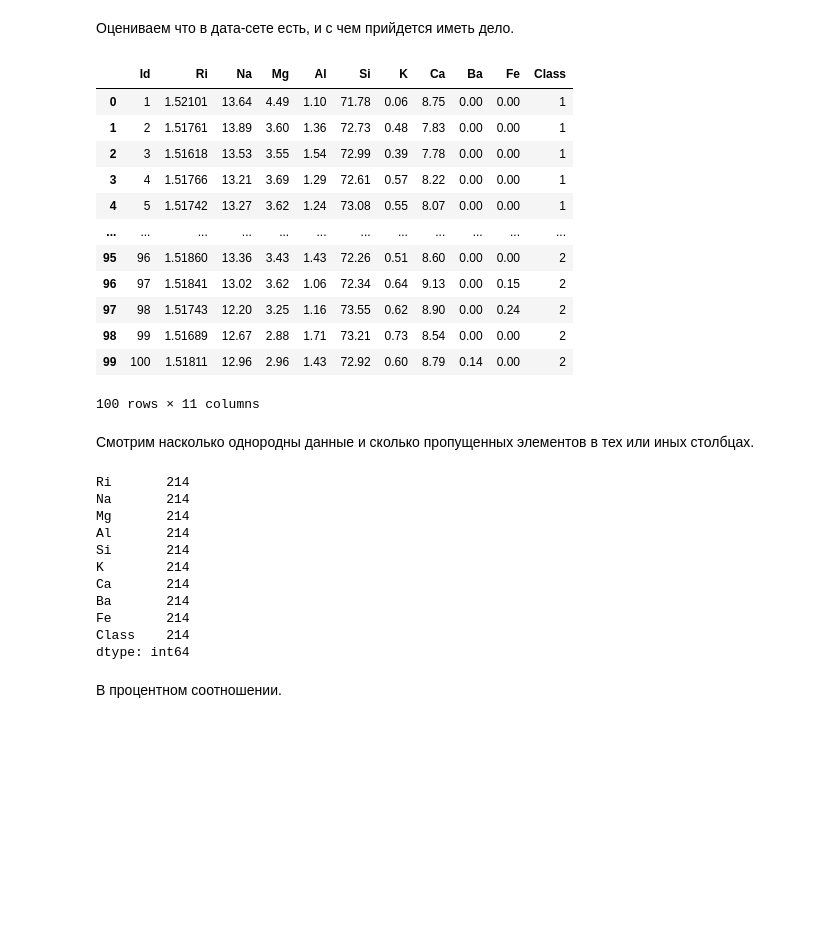
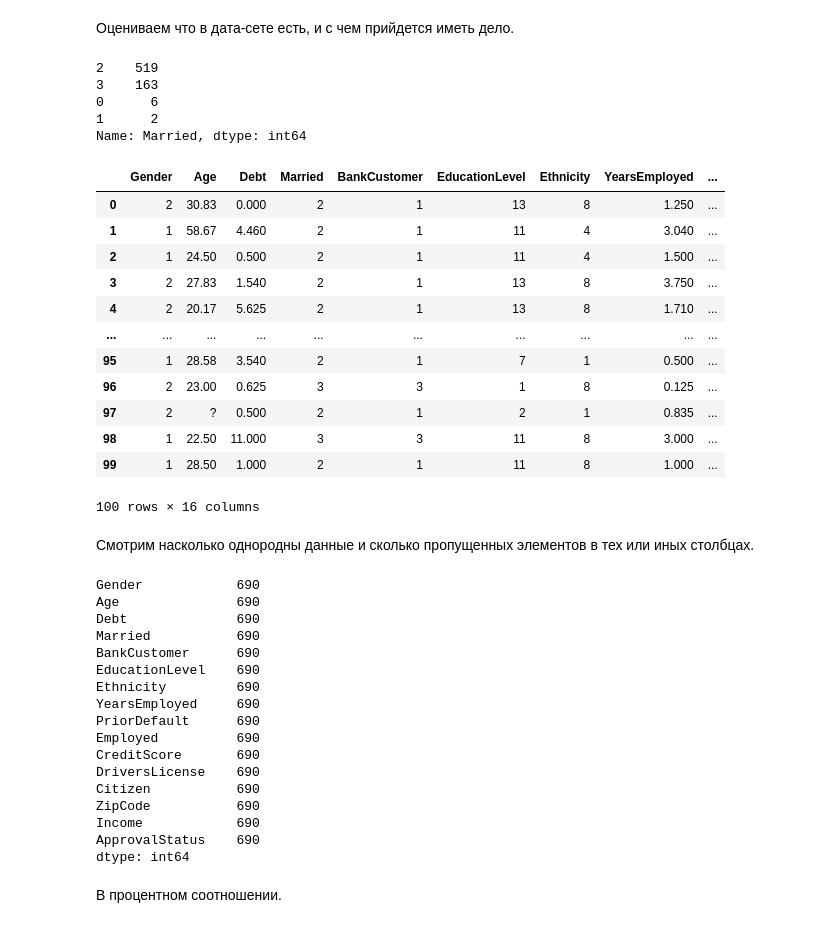
Before and after one commit to MonyaS/Hilell_tasks, a Jupyter notebook: лекция 9/task 9.ipynb, the cells around one changed output. Saved outputs shown, nothing was run; the diff lists cells and outputs as text; code cells hidden in the pictures; blank space fills up the shorter version.

```diff
--- a/лекция 9/task 9.ipynb
+++ b/лекция 9/task 9.ipynb
@@ -19,18 +20,41 @@ glasses = pd.read_csv('glass.data', names=["Id", "Ri", "Na", "Mg", "Al", "Si", "
+# %%
+credits = pd.read_csv('crx.data',
+                      names=["Gender", "Age", "Debt", "Married", "BankCustomer", "EducationLevel", "Ethnicity",
+                             "YearsEmployed", "PriorDefault", "Employed", "CreditScore", "DriversLicense", "Citizen",
+                             "ZipCode", "Income", "ApprovalStatus"])
+#Смотрим основные параметры.
+# %%
+credits["ApprovalStatus"] = np.where(credits["ApprovalStatus"] == "+", 1, 0)
+# %%
+render_columns = credits.columns
+render_columns = render_columns.drop(
+    labels=["Age", "Debt", "YearsEmployed", "CreditScore", "ZipCode", "Income", "ApprovalStatus"])
+for column in render_columns:
+    encoder = preprocessing.LabelEncoder()
+    credits[column] = encoder.fit_transform(credits[column])
 # %% [markdown]
 Оцениваем что в дата-сете есть, и с чем прийдется иметь дело.
+# %%
+credits["Married"].value_counts()
+# %% [output]
+2    519
+3    163
+0      6
+1      2
+Name: Married, dtype: int64
 # %%
-glasses.head(100)
+credits.head(100)
 # %% [output]
-|  | Id | Ri | Na | Mg | Al | Si | K | Ca | Ba | Fe | Class |
-| 0 | 1 | 1.52101 | 13.64 | 4.49 | 1.10 | 71.78 | 0.06 | 8.75 | 0.00 | 0.00 | 1 |
-| 1 | 2 | 1.51761 | 13.89 | 3.60 | 1.36 | 72.73 | 0.48 | 7.83 | 0.00 | 0.00 | 1 |
-| 2 | 3 | 1.51618 | 13.53 | 3.55 | 1.54 | 72.99 | 0.39 | 7.78 | 0.00 | 0.00 | 1 |
-| 3 | 4 | 1.51766 | 13.21 | 3.69 | 1.29 | 72.61 | 0.57 | 8.22 | 0.00 | 0.00 | 1 |
-| 4 | 5 | 1.51742 | 13.27 | 3.62 | 1.24 | 73.08 | 0.55 | 8.07 | 0.00 | 0.00 | 1 |
-| ... | ... | ... | ... | ... | ... | ... | ... | ... | ... | ... | ... |
-| 95 | 96 | 1.51860 | 13.36 | 3.43 | 1.43 | 72.26 | 0.51 | 8.60 | 0.00 | 0.00 | 2 |
-| 96 | 97 | 1.51841 | 13.02 | 3.62 | 1.06 | 72.34 | 0.64 | 9.13 | 0.00 | 0.15 | 2 |
-| 97 | 98 | 1.51743 | 12.20 | 3.25 | 1.16 | 73.55 | 0.62 | 8.90 | 0.00 | 0.24 | 2 |
-| 98 | 99 | 1.51689 | 12.67 | 2.88 | 1.71 | 73.21 | 0.73 | 8.54 | 0.00 | 0.00 | 2 |
-| 99 | 100 | 1.51811 | 12.96 | 2.96 | 1.43 | 72.92 | 0.60 | 8.79 | 0.14 | 0.00 | 2 |
+|  | Gender | Age | Debt | Married | BankCustomer | EducationLevel | Ethnicity | YearsEmployed | ... |
+| 0 | 2 | 30.83 | 0.000 | 2 | 1 | 13 | 8 | 1.250 | ... |
+| 1 | 1 | 58.67 | 4.460 | 2 | 1 | 11 | 4 | 3.040 | ... |
+| 2 | 1 | 24.50 | 0.500 | 2 | 1 | 11 | 4 | 1.500 | ... |
+| 3 | 2 | 27.83 | 1.540 | 2 | 1 | 13 | 8 | 3.750 | ... |
+| 4 | 2 | 20.17 | 5.625 | 2 | 1 | 13 | 8 | 1.710 | ... |
+| ... | ... | ... | ... | ... | ... | ... | ... | ... | ... |
+| 95 | 1 | 28.58 | 3.540 | 2 | 1 | 7 | 1 | 0.500 | ... |
+| 96 | 2 | 23.00 | 0.625 | 3 | 3 | 1 | 8 | 0.125 | ... |
+| 97 | 2 | ? | 0.500 | 2 | 1 | 2 | 1 | 0.835 | ... |
+| 98 | 1 | 22.50 | 11.000 | 3 | 3 | 11 | 8 | 3.000 | ... |
+| 99 | 1 | 28.50 | 1.000 | 2 | 1 | 11 | 8 | 1.000 | ... |
-100 rows × 11 columns
+100 rows × 16 columns
@@ -39,18 +61,24 @@ glasses.drop(columns=["Id"], inplace=True)
 # %% [markdown]
 Cмотрим насколько однородны данные и сколько пропущенных элементов в тех или иных столбцах.
 # %%
-glasses.count()
+credits.count()
 # %% [output]
-Ri       214
-Na       214
-Mg       214
-Al       214
-Si       214
-K        214
-Ca       214
-Ba       214
-Fe       214
-Class    214
+Gender            690
+Age               690
+Debt              690
+Married           690
+BankCustomer      690
+EducationLevel    690
+Ethnicity         690
+YearsEmployed     690
+PriorDefault      690
+Employed          690
+CreditScore       690
+DriversLicense    690
+Citizen           690
+ZipCode           690
+Income            690
+ApprovalStatus    690
 dtype: int64
 # %% [markdown]
 В процентном соотношении.
```
Also changed, not shown: parts of 60 cells of this notebook, 3 other files.
